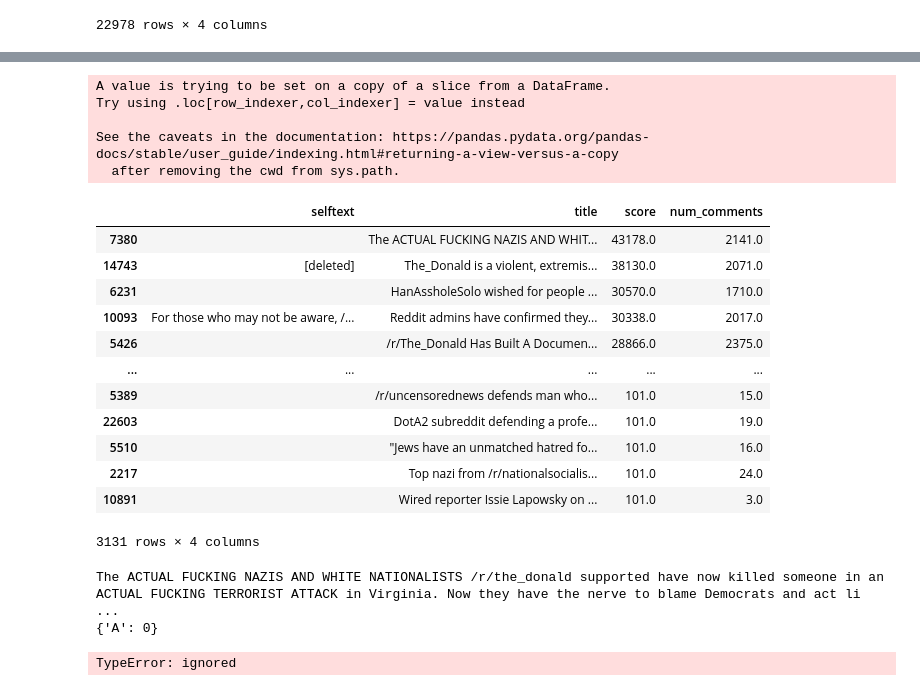
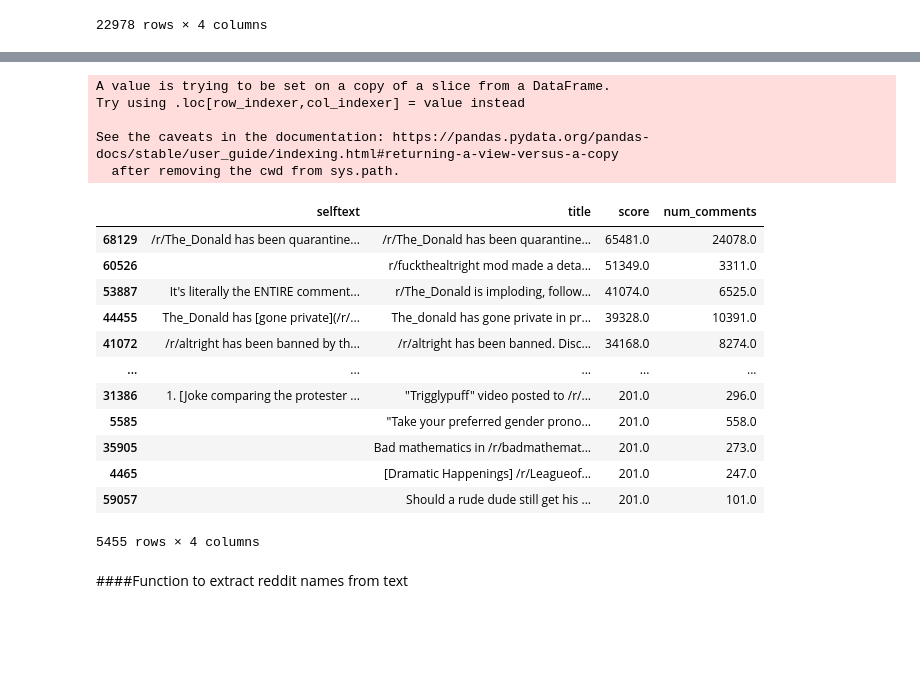
Before and after one commit to ahmedqazi123/RedditAnalysis, a Jupyter notebook: To_Act_or_React.ipynb, the cells around one changed output, grey strips where cells are left out. Cells and saved outputs as stored; diff of their text form; code cells hidden in the pictures; blank space fills up the shorter version.

Commit message:
AgainstHateSubreddits and SubredditDrama extracted

```diff
--- a/To_Act_or_React.ipynb
+++ b/To_Act_or_React.ipynb
@@ -256,0 +355,3 @@ text
+# %%
+SD = pd.read_csv("/content/gdrive/MyDrive/SubredditDramaText.csv")
+SD
@@ -257,46 +372,27 @@ text
 # %%
 #Posts below a score of 100 will be dropped
-text = text.sort_values(by = "score", ascending = False)
-textNew = text[text['score'] > 100]
-textNew['selftext'] = textNew['selftext'].fillna(" ")
-textNew
+SD = SD.sort_values(by = "score", ascending = False)
+SDNew = SD[(SD['score'] > 200) & (SD['num_comments'] > 100)]
+SDNew['selftext'] = SDNew['selftext'].fillna(" ")
+SDNew
 # %% [output]
 A value is trying to be set on a copy of a slice from a DataFrame.
 Try using .loc[row_indexer,col_indexer] = value instead
 
 See the caveats in the documentation: https://pandas.pydata.org/pandas-docs/stable/user_guide/indexing.html#returning-a-view-versus-a-copy
   after removing the cwd from sys.path.
 |  | selftext | title | score | num_comments |
-| 7380 |  | The ACTUAL FUCKING NAZIS AND WHIT... | 43178.0 | 2141.0 |
-| 14743 | [deleted] | The_Donald is a violent, extremis... | 38130.0 | 2071.0 |
-| 6231 |  | HanAssholeSolo wished for people ... | 30570.0 | 1710.0 |
-| 10093 | For those who may not be aware, /... | Reddit admins have confirmed they... | 30338.0 | 2017.0 |
-| 5426 |  | /r/The_Donald Has Built A Documen... | 28866.0 | 2375.0 |
+| 68129 | /r/The_Donald has been quarantine... | /r/The_Donald has been quarantine... | 65481.0 | 24078.0 |
+| 60526 |  | r/fuckthealtright mod made a deta... | 51349.0 | 3311.0 |
+| 53887 | It's literally the ENTIRE comment... | r/The_Donald is imploding, follow... | 41074.0 | 6525.0 |
+| 44455 | The_Donald has [gone private](/r/... | The_donald has gone private in pr... | 39328.0 | 10391.0 |
+| 41072 | /r/altright has been banned by th... | /r/altright has been banned. Disc... | 34168.0 | 8274.0 |
 | ... | ... | ... | ... | ... |
-| 5389 |  | /r/uncensorednews defends man who... | 101.0 | 15.0 |
-| 22603 |  | DotA2 subreddit defending a profe... | 101.0 | 19.0 |
-| 5510 |  | "Jews have an unmatched hatred fo... | 101.0 | 16.0 |
-| 2217 |  | Top nazi from /r/nationalsocialis... | 101.0 | 24.0 |
-| 10891 |  | Wired reporter Issie Lapowsky on ... | 101.0 | 3.0 |
+| 31386 | 1. [Joke comparing the protester ... | "Trigglypuff" video posted to /r/... | 201.0 | 296.0 |
+| 5585 |  | "Take your preferred gender prono... | 201.0 | 558.0 |
+| 35905 |  | Bad mathematics in /r/badmathemat... | 201.0 | 273.0 |
+| 4465 |  | [Dramatic Happenings] /r/Leagueof... | 201.0 | 247.0 |
+| 59057 |  | Should a rude dude still get his ... | 201.0 | 101.0 |
-3131 rows × 4 columns
+5455 rows × 4 columns
-# %%
-matches = {}
-for i in range(0, len(textNew)):
-  m = []
-  x = textNew.iloc[i]
-  print(x['title'])
-  y = re.findall(r"/r/([^\s/]+)", x['title'])
-  z = re.findall(r"/r/([^\s/]+)", x['selftext'])
-  m.append([y, z])
-  for i in m:
-    if i not in matches.keys():
-      matches[i] = 1
-    else:
-      matches[i] = matches[i] + 1
-
-  print(matches)
-  break
-# %% [output]
-The ACTUAL FUCKING NAZIS AND WHITE NATIONALISTS /r/the_donald supported have now killed someone in an ACTUAL FUCKING TERRORIST ATTACK in Virginia. Now they have the nerve to blame Democrats and act li ...
-{'A': 0}
-TypeError: ignored
+# %% [markdown]
+####Function to extract reddit names from text
```
Also changed, not shown: parts of 13 cells of this notebook.
